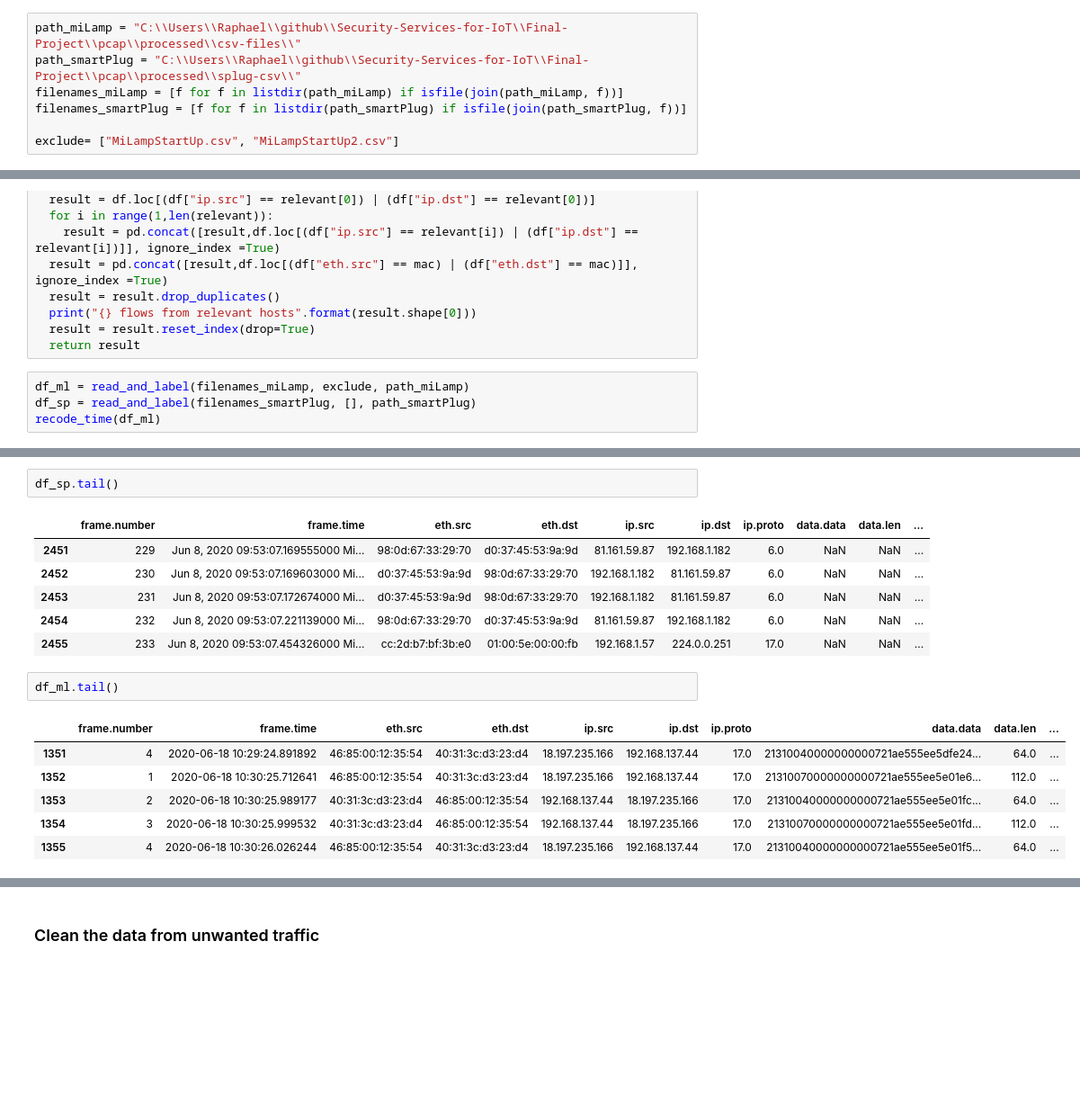
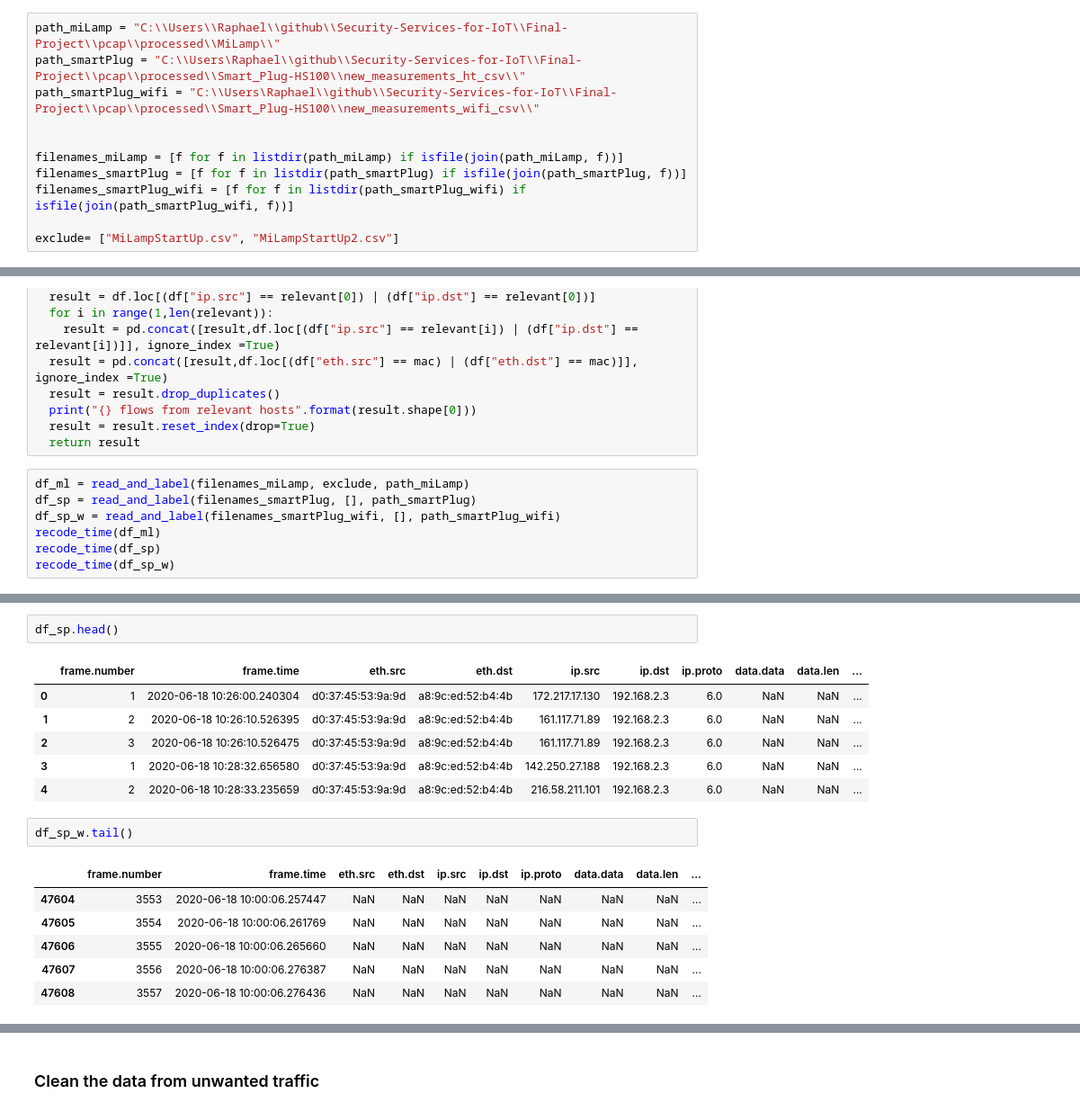
Before and after one commit to francolmenar-UT/Security-Services-for-IoT, a Jupyter notebook: Final-Project/Traffic Analysis.ipynb, the cells around one changed output, grey strips where cells are left out. Shown: that part at 90% size. Drawn from its saved outputs; the diff is of its cells as text; blank space fills up the shorter version.

Commit message:
now analysis for smart plug also possible

```diff
--- a/Final-Project/Traffic Analysis.ipynb
+++ b/Final-Project/Traffic Analysis.ipynb
@@ -16,10 +16,14 @@ from sklearn.cluster import KMeans
 from pandas.plotting import autocorrelation_plot
 import numpy as np
 # %%
-path_miLamp = "C:\\Users\\Raphael\\github\\Security-Services-for-IoT\\Final-Project\\pcap\\processed\\csv-files\\"
-path_smartPlug = "C:\\Users\\Raphael\\github\\Security-Services-for-IoT\\Final-Project\\pcap\\processed\\splug-csv\\"
+path_miLamp = "C:\\Users\\Raphael\\github\\Security-Services-for-IoT\\Final-Project\\pcap\\processed\\MiLamp\\"
+path_smartPlug = "C:\\Users\Raphael\\github\\Security-Services-for-IoT\\Final-Project\\pcap\\processed\\Smart_Plug-HS100\\new_measurements_ht_csv\\"
+path_smartPlug_wifi = "C:\\Users\Raphael\\github\\Security-Services-for-IoT\\Final-Project\\pcap\\processed\\Smart_Plug-HS100\\new_measurements_wifi_csv\\"
+
+
 filenames_miLamp = [f for f in listdir(path_miLamp) if isfile(join(path_miLamp, f))]
 filenames_smartPlug = [f for f in listdir(path_smartPlug) if isfile(join(path_smartPlug, f))]
+filenames_smartPlug_wifi = [f for f in listdir(path_smartPlug_wifi) if isfile(join(path_smartPlug_wifi, f))]
 
 exclude= ["MiLampStartUp.csv", "MiLampStartUp2.csv"]
 # %% [markdown]
@@ -151,7 +158,10 @@ def removeBack(df, relevant, mac):
 # %%
 df_ml = read_and_label(filenames_miLamp, exclude, path_miLamp)
 df_sp = read_and_label(filenames_smartPlug, [], path_smartPlug)
+df_sp_w = read_and_label(filenames_smartPlug_wifi, [], path_smartPlug_wifi)
 recode_time(df_ml)
+recode_time(df_sp)
+recode_time(df_sp_w)
 # %%
 # show available labels for MiLamp:
 df_ml.label.value_counts()
@@ -198,19 +203,19 @@ press_turn_on                                     19
 Name: label, dtype: int64
 # %%
-df_sp.tail()
+df_sp.head()
 # %% [output]
 |  | frame.number | frame.time | eth.src | eth.dst | ip.src | ip.dst | ip.proto | data.data | data.len | ... |
-| 2451 | 229 | Jun 8, 2020 09:53:07.169555000 Mi... | 98:0d:67:33:29:70 | d0:37:45:53:9a:9d | 81.161.59.87 | 192.168.1.182 | 6.0 | NaN | NaN | ... |
-| 2452 | 230 | Jun 8, 2020 09:53:07.169603000 Mi... | d0:37:45:53:9a:9d | 98:0d:67:33:29:70 | 192.168.1.182 | 81.161.59.87 | 6.0 | NaN | NaN | ... |
-| 2453 | 231 | Jun 8, 2020 09:53:07.172674000 Mi... | d0:37:45:53:9a:9d | 98:0d:67:33:29:70 | 192.168.1.182 | 81.161.59.87 | 6.0 | NaN | NaN | ... |
-| 2454 | 232 | Jun 8, 2020 09:53:07.221139000 Mi... | 98:0d:67:33:29:70 | d0:37:45:53:9a:9d | 81.161.59.87 | 192.168.1.182 | 6.0 | NaN | NaN | ... |
-| 2455 | 233 | Jun 8, 2020 09:53:07.454326000 Mi... | cc:2d:b7:bf:3b:e0 | 01:00:5e:00:00:fb | 192.168.1.57 | 224.0.0.251 | 17.0 | NaN | NaN | ... |
+| 0 | 1 | 2020-06-18 10:26:00.240304 | d0:37:45:53:9a:9d | a8:9c:ed:52:b4:4b | 172.217.17.130 | 192.168.2.3 | 6.0 | NaN | NaN | ... |
+| 1 | 2 | 2020-06-18 10:26:10.526395 | d0:37:45:53:9a:9d | a8:9c:ed:52:b4:4b | 161.117.71.89 | 192.168.2.3 | 6.0 | NaN | NaN | ... |
+| 2 | 3 | 2020-06-18 10:26:10.526475 | d0:37:45:53:9a:9d | a8:9c:ed:52:b4:4b | 161.117.71.89 | 192.168.2.3 | 6.0 | NaN | NaN | ... |
+| 3 | 1 | 2020-06-18 10:28:32.656580 | d0:37:45:53:9a:9d | a8:9c:ed:52:b4:4b | 142.250.27.188 | 192.168.2.3 | 6.0 | NaN | NaN | ... |
+| 4 | 2 | 2020-06-18 10:28:33.235659 | d0:37:45:53:9a:9d | a8:9c:ed:52:b4:4b | 216.58.211.101 | 192.168.2.3 | 6.0 | NaN | NaN | ... |
 # %%
-df_ml.tail()
+df_sp_w.tail()
 # %% [output]
 |  | frame.number | frame.time | eth.src | eth.dst | ip.src | ip.dst | ip.proto | data.data | data.len | ... |
-| 1351 | 4 | 2020-06-18 10:29:24.891892 | 46:85:00:12:35:54 | 40:31:3c:d3:23:d4 | 18.197.235.166 | 192.168.137.44 | 17.0 | 21310040000000000721ae555ee5dfe24... | 64.0 | ... |
-| 1352 | 1 | 2020-06-18 10:30:25.712641 | 46:85:00:12:35:54 | 40:31:3c:d3:23:d4 | 18.197.235.166 | 192.168.137.44 | 17.0 | 21310070000000000721ae555ee5e01e6... | 112.0 | ... |
-| 1353 | 2 | 2020-06-18 10:30:25.989177 | 40:31:3c:d3:23:d4 | 46:85:00:12:35:54 | 192.168.137.44 | 18.197.235.166 | 17.0 | 21310040000000000721ae555ee5e01fc... | 64.0 | ... |
-| 1354 | 3 | 2020-06-18 10:30:25.999532 | 40:31:3c:d3:23:d4 | 46:85:00:12:35:54 | 192.168.137.44 | 18.197.235.166 | 17.0 | 21310070000000000721ae555ee5e01fd... | 112.0 | ... |
-| 1355 | 4 | 2020-06-18 10:30:26.026244 | 46:85:00:12:35:54 | 40:31:3c:d3:23:d4 | 18.197.235.166 | 192.168.137.44 | 17.0 | 21310040000000000721ae555ee5e01f5... | 64.0 | ... |
+| 47604 | 3553 | 2020-06-18 10:00:06.257447 | NaN | NaN | NaN | NaN | NaN | NaN | NaN | ... |
+| 47605 | 3554 | 2020-06-18 10:00:06.261769 | NaN | NaN | NaN | NaN | NaN | NaN | NaN | ... |
+| 47606 | 3555 | 2020-06-18 10:00:06.265660 | NaN | NaN | NaN | NaN | NaN | NaN | NaN | ... |
+| 47607 | 3556 | 2020-06-18 10:00:06.276387 | NaN | NaN | NaN | NaN | NaN | NaN | NaN | ... |
+| 47608 | 3557 | 2020-06-18 10:00:06.276436 | NaN | NaN | NaN | NaN | NaN | NaN | NaN | ... |
```
Also changed, not shown: parts of 10 cells of this notebook.
